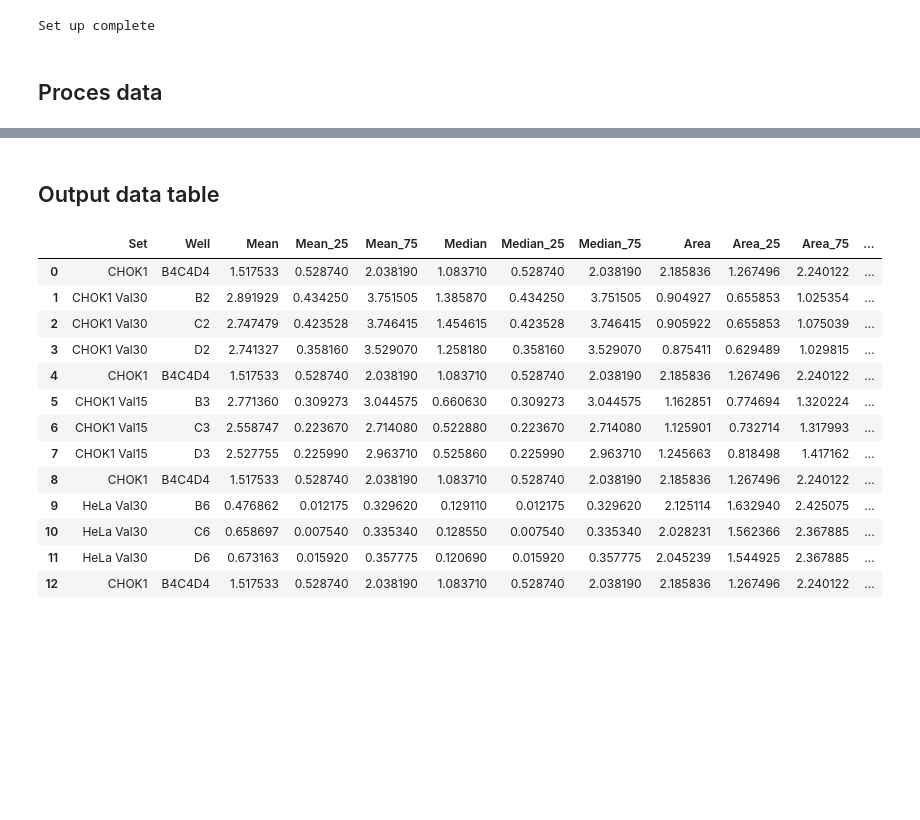
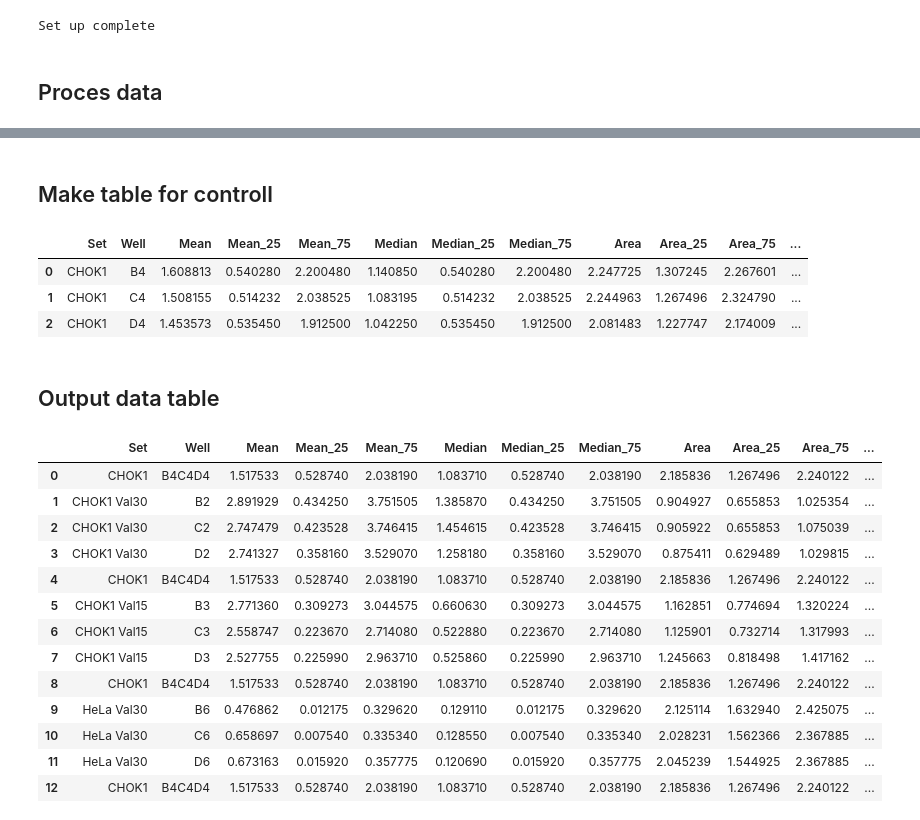
Before and after one commit to martinschatz-cz/genotoxicity-bia, a Jupyter notebook: Python_scripts/WellvsNorm_dataVis_and_statistics_mean.ipynb, the cells around one changed output, grey strips where cells are left out. Saved outputs shown, nothing was run; the diff lists cells and outputs as text; code cells hidden in the pictures; blank space fills up the shorter version.

Commit message:
controll update

```diff
--- a/Python_scripts/WellvsNorm_dataVis_and_statistics_mean.ipynb
+++ b/Python_scripts/WellvsNorm_dataVis_and_statistics_mean.ipynb
@@ -588,3 +589,5 @@ C4 vs. D6: Custom statistical test, P_val:0.000e+00
 B4 vs. D6: Custom statistical test, P_val:0.000e+00
 [figure]
 ... (8 outputs left out)
+# %% [markdown]
+## Make table for controll
@@ -591,3 +630,31 @@ B4 vs. D6: Custom statistical test, P_val:0.000e+00
+# %%
+# well_set1, well_set2 = visSets(set1, set2, path)
+
+####!!!!correct worng pixel size, comment out if ours is correct in metadata!!!!
+# well_set1["Area"] = (well_set1["Area"] / 0.0104167) * (0.65 * 0.65)
+# well_set2["Area"] = (well_set2["Area"] / 0.0104167) * (0.65 * 0.65)
+
+# Controll
+# well_set1["Set"] = 1
+# well_set1["Well"].describe()
+wells=well_set1["Well"].unique().tolist()
+
+# Treatment
+# well_set2["Set"] = 2
+# well_set2["Well"].describe()
+# well_set2["Well"].unique().tolist()
+
+set1_name = set1c_name
+
+df_controll = compute_well_metrics(wells, well_set1, set1_name)
+df_controll.to_csv(vis_name + "_resultsControll.csv", sep=";")
+# %%
+df_controll
+# %% [output]
+|  | Set | Well | Mean | Mean_25 | Mean_75 | Median | Median_25 | Median_75 | Area | Area_25 | Area_75 | ... |
+| 0 | CHOK1 | B4 | 1.608813 | 0.540280 | 2.200480 | 1.140850 | 0.540280 | 2.200480 | 2.247725 | 1.307245 | 2.267601 | ... |
+| 1 | CHOK1 | C4 | 1.508155 | 0.514232 | 2.038525 | 1.083195 | 0.514232 | 2.038525 | 2.244963 | 1.267496 | 2.324790 | ... |
+| 2 | CHOK1 | D4 | 1.453573 | 0.535450 | 1.912500 | 1.042250 | 0.535450 | 1.912500 | 2.081483 | 1.227747 | 2.174009 | ... |
 # %% [markdown]
 ## Output data table
 # %%
```
Also changed, not shown: parts of 9 cells of this notebook, 1 other file.
